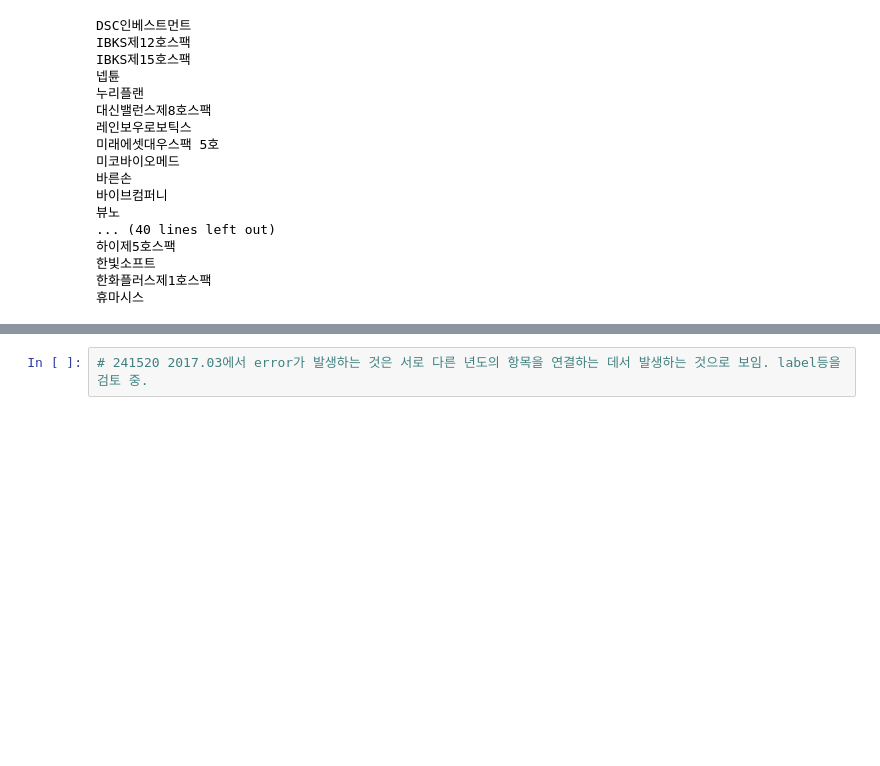
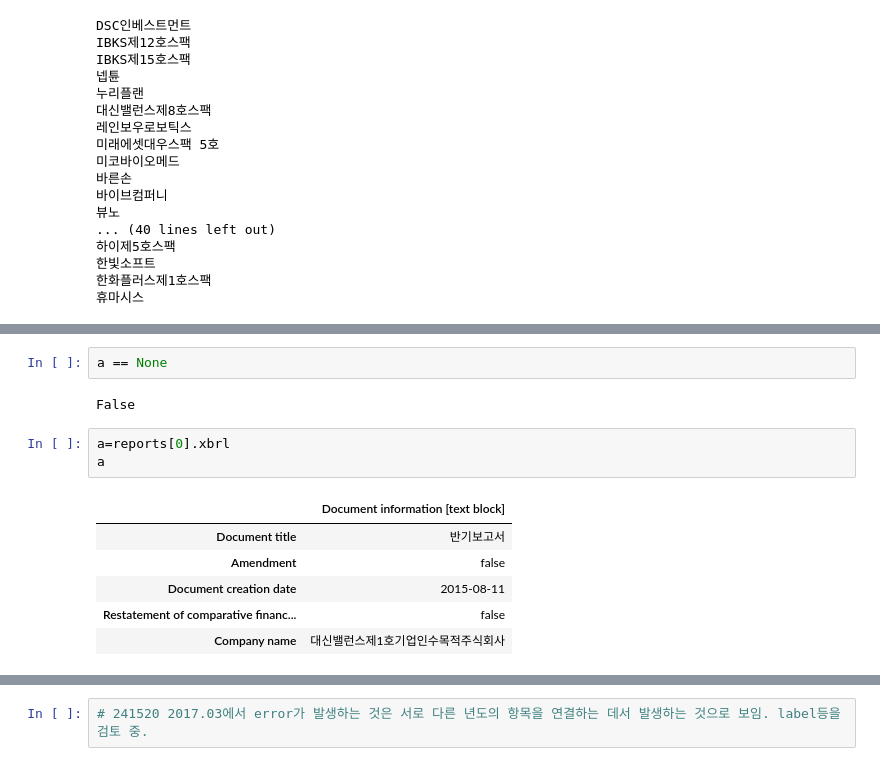
Before and after one commit to malkovich0/Finance, a Jupyter notebook: dartfss_pycharm.ipynb, the cells around one changed output, grey strips where cells are left out. Saved outputs shown, nothing was run; the diff lists cells and outputs as text; blank space fills up the shorter version.

```diff
--- a/dartfss_pycharm.ipynb
+++ b/dartfss_pycharm.ipynb
@@ -134,0 +289,14 @@ AttributeError: ("'NoneType' object has no attribute 'tolist'", "An error occurr
+# %%
+a == None
+# %% [output]
+False
+# %%
+a=reports[0].xbrl
+a
+# %% [output]
+|  | Document information [text block] |
+| Document title | 반기보고서 |
+| Amendment | false |
+| Document creation date | 2015-08-11 |
+| Restatement of comparative financ... | false |
+| Company name | 대신밸런스제1호기업인수목적주식회사 |
```
Also changed, not shown: parts of 24 cells of this notebook.
